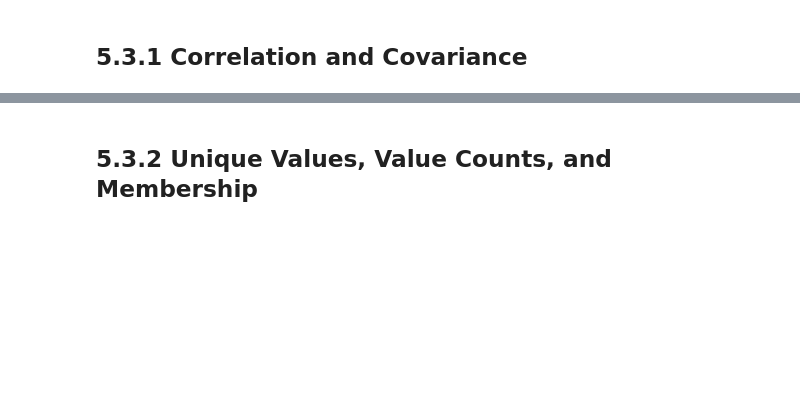
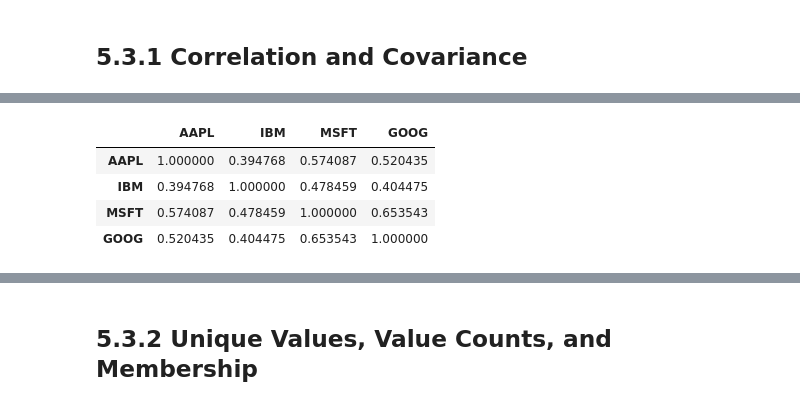
Before and after one commit to BoyuanLi-Steven/Python-For-Data-Analysis-2nd, a Jupyter notebook: Chapter 5. Getting started with pandas.ipynb, the cells around one changed output, grey strips where cells are left out. Saved outputs shown, nothing was run; the diff lists cells and outputs as text; code cells hidden in the pictures; blank space fills up the shorter version.

```diff
--- a/Chapter 5. Getting started with pandas.ipynb
+++ b/Chapter 5. Getting started with pandas.ipynb
@@ -1376,0 +1512,8 @@ df.loc['b']
+# %%
+returns.corr()
+# %% [output]
+|  | AAPL | IBM | MSFT | GOOG |
+| AAPL | 1.000000 | 0.394768 | 0.574087 | 0.520435 |
+| IBM | 0.394768 | 1.000000 | 0.478459 | 0.404475 |
+| MSFT | 0.574087 | 0.478459 | 1.000000 | 0.653543 |
+| GOOG | 0.520435 | 0.404475 | 0.653543 | 1.000000 |
```
Also changed, not shown: parts of 28 cells of this notebook.
